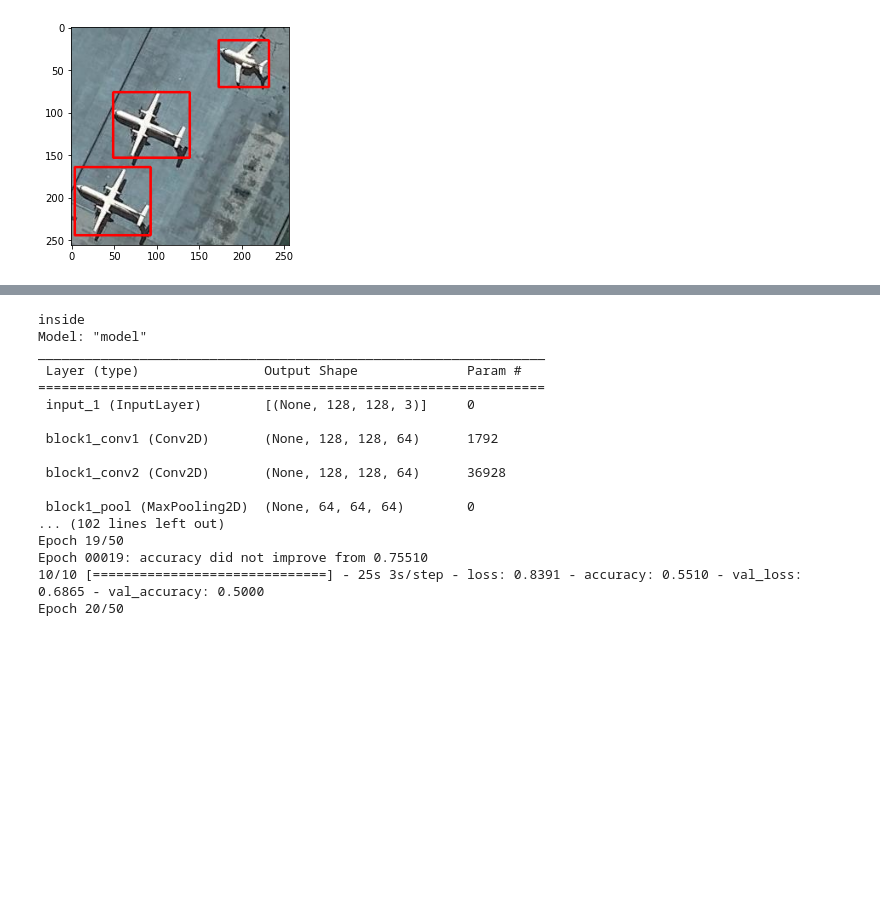
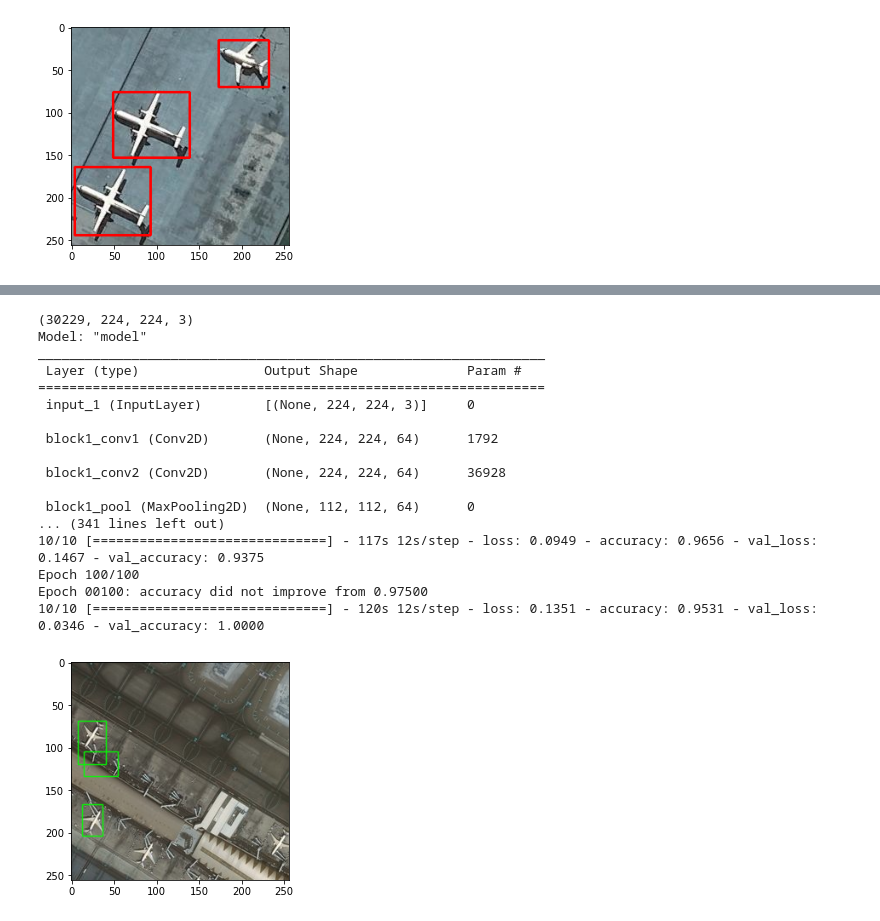
Before and after one commit to IvaStival/DataScience, a Jupyter notebook: RCNN/code/RCNN_Jupter.ipynb, the cells around one changed output, grey strips where cells are left out. Cells and saved outputs as stored; diff of their text form; code cells hidden in the pictures; blank space fills up the shorter version.

```diff
--- a/RCNN/code/RCNN_Jupter.ipynb
+++ b/RCNN/code/RCNN_Jupter.ipynb
@@ -73,11 +75,11 @@ def get_iou(bb1, bb2):
 
     return iou
 # %%
-def imageRecognition(path, csv_path, filename, e):
+def imagePreProcessor(path, csv_path, filename, e):
     train_images = []
     train_labels = []
     csv_filename = filename.split('.')[0] + ".csv"
-#     print(f"{e} {filename}")
+    print(f"{e} {filename}")
 
     image = cv2.imread(os.path.join(path, filename))
     df = pd.read_csv(os.path.join(csv_path, csv_filename))
@@ -112,7 +114,7 @@ def imageRecognition(path, csv_path, filename, e):
                 if counter < 30:
                     if iou > 0.70:
                         timage = imout[y:y+h, x:x+w]
-                        resized = cv2.resize(timage,  (128, 128), interpolation = cv2.INTER_AREA)
+                        resized = cv2.resize(timage,  (224, 224), interpolation = cv2.INTER_AREA)
                         train_images.append(resized)
                         train_labels.append(1)
                         counter += 1
@@ -121,7 +123,7 @@ def imageRecognition(path, csv_path, filename, e):
                 if false_counter < 30:
                     if iou < 0.3:
                         timage = imout[y:y+h, x:x+w]
-                        resized = cv2.resize(timage, (128, 128), interpolation = cv2.INTER_AREA)
+                        resized = cv2.resize(timage, (224, 224), interpolation = cv2.INTER_AREA)
                         train_images.append(resized)
                         train_labels.append(0)
                         false_counter += 1
@@ -148,0 +167,5 @@ class MyLabelBinarizer(LabelBinarizer):
+# %%
+path = "../dataset/Images"
+csv_path = "../dataset/Airplanes_Annotations"
+
+train_images, train_labels = runImagePre(path, csv_path)
@@ -209,20 +235,50 @@ def run():
 # %%
-run()
+model = run(train_images, train_labels)
 # %% [output]
-inside
+(30229, 224, 224, 3)
 Model: "model"
 _________________________________________________________________
  Layer (type)                Output Shape              Param #
 =================================================================
- input_1 (InputLayer)        [(None, 128, 128, 3)]     0
+ input_1 (InputLayer)        [(None, 224, 224, 3)]     0
 
- block1_conv1 (Conv2D)       (None, 128, 128, 64)      1792
+ block1_conv1 (Conv2D)       (None, 224, 224, 64)      1792
 
- block1_conv2 (Conv2D)       (None, 128, 128, 64)      36928
+ block1_conv2 (Conv2D)       (None, 224, 224, 64)      36928
 
- block1_pool (MaxPooling2D)  (None, 64, 64, 64)        0
-... (102 lines left out)
-Epoch 19/50
-Epoch 00019: accuracy did not improve from 0.75510
-10/10 [==============================] - 25s 3s/step - loss: 0.8391 - accuracy: 0.5510 - val_loss: 0.6865 - val_accuracy: 0.5000
-Epoch 20/50
+ block1_pool (MaxPooling2D)  (None, 112, 112, 64)      0
+... (341 lines left out)
+10/10 [==============================] - 117s 12s/step - loss: 0.0949 - accuracy: 0.9656 - val_loss: 0.1467 - val_accuracy: 0.9375
+Epoch 100/100
+Epoch 00100: accuracy did not improve from 0.97500
+10/10 [==============================] - 120s 12s/step - loss: 0.1351 - accuracy: 0.9531 - val_loss: 0.0346 - val_accuracy: 1.0000
+# %%
+cv2.setUseOptimized(True);
+ss = cv2.ximgproc.segmentation.createSelectiveSearchSegmentation()
+def predictImage(path, filename, model):
+    predicted = {}
+
+    image = cv2.imread(os.path.join(path, filename))
+
+    ss.setBaseImage(image)
+    ss.switchToSelectiveSearchFast()
+    ssresults = ss.process()
+    imout = image.copy()
+
+    for e, result in enumerate(ssresults):
+        x,y,w,h = result;
+        timage = imout[y:y+h, x:x+w]
+        resized = cv2.resize(timage,  (224, 224), interpolation = cv2.INTER_AREA)
+        img = np.expand_dims(resized, axis=0)
+        prediction = model.predict(img)
+#         print(prediction)
+        if prediction[0][0] > 0.70:
+            cv2.rectangle(imout, (x,y), (x+w, y+h), (0, 255, 0), 1, cv2.LINE_AA)
+
+    plt.figure()
+    plt.imshow(imout)
+    plt.show()
+# %%
+predictImage("../dataset/Images", "42845.jpg", model)
+# %% [output]
+[figure, added]
```
Also changed, not shown: parts of 5 cells of this notebook, 3 other files.
